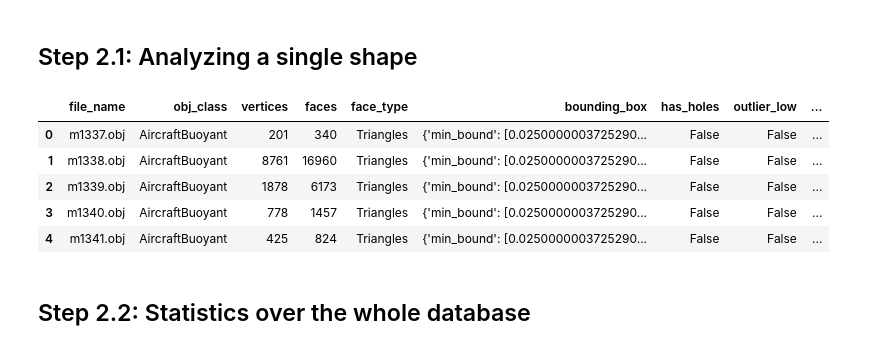
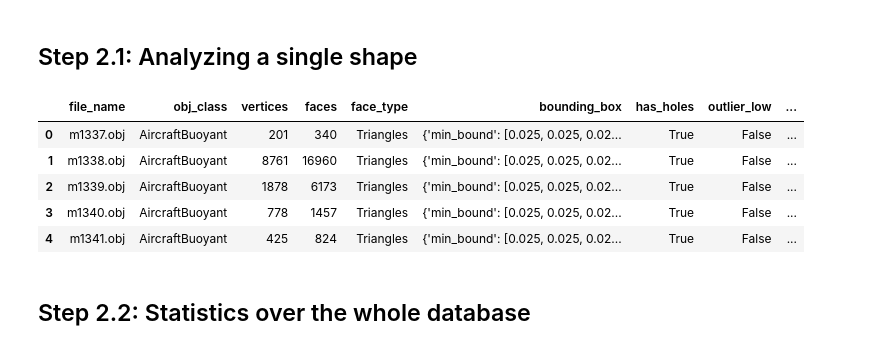
Before and after one commit to ChristosP1/content_based_multimedia_retrieval, a Jupyter notebook: preprocessing.ipynb, the cells around one changed output. Saved outputs shown, nothing was run; the diff lists cells and outputs as text; code cells hidden in the pictures.

```diff
--- a/preprocessing.ipynb
+++ b/preprocessing.ipynb
@@ -15,23 +16,26 @@ RESAMPLED_SHAPES_PATH = 'resampled_shapes'
 # %%
 def analyze_shape(filepath):
     '''
-    Analyze a 3D shape using Open3D and return the required information.
+    Analyze a 3D shape using Trimesh and return the required information.
     :param filepath: Path to the OBJ file
     '''
-    # Load the mesh using Open3D
-    mesh = o3d.io.read_triangle_mesh(filepath)
+    # Load the mesh using Trimesh
+    mesh = trimesh.load(filepath)
 
-    num_vertices = len(mesh.vertices) # Number of vertices
-    num_faces = len(mesh.triangles) # Number of faces (triangles)
-    face_type = "Triangles" # Face type (triangles by default for OBJ)
-    aabb = mesh.get_axis_aligned_bounding_box() # Axis-aligned bounding box (AABB)
+    num_vertices = len(mesh.vertices)  # Number of vertices
+    num_faces = len(mesh.faces)  # Number of faces (triangles)
+    face_type = "Triangles"  # Face type (triangles by default for OBJ)
+
+    # Axis-aligned bounding box (AABB)
+    aabb_min, aabb_max = mesh.bounds
     bounding_box = {
-        "min_bound": aabb.min_bound.tolist(),  # Min corner of the bounding box
-        "max_bound": aabb.max_bound.tolist()   # Max corner of the bounding box
+        "min_bound": aabb_min.tolist(),  # Min corner of the bounding box
+        "max_bound": aabb_max.tolist()   # Max corner of the bounding box
     }
-    has_holes = not mesh.is_watertight # Has holes or not
-    outlier_low = True if num_vertices <= 100 or num_faces <= 100 else False # The shape is an outlier because of low number of vertices or faces
-    outlier_high = True if num_vertices >= 40000 or num_faces >= 40000 else False # The shape is an outlier because of high number of vertices or faces
+
+    has_holes = not mesh.is_watertight  # Has holes or not
+    outlier_low = True if num_vertices <= 100 or num_faces <= 100 else False  # Low outlier
+    outlier_high = True if num_vertices >= 40000 or num_faces >= 40000 else False  # High outlier
 
     # Return dictionary of extracted data
     return {
@@ -50,38 +54,38 @@ def analyze_database(labeled_db_path):
     Iteratively analyze all 3D shapes within the database.
     :param labeled_db_path: Path to the root of the labeled database
     '''
     results = []
 
     for category in os.listdir(labeled_db_path):
         category_path = os.path.join(labeled_db_path, category)
 
         if os.path.isdir(category_path):
             for shape_file in os.listdir(category_path):
                 if shape_file.endswith('.obj'):
                     filepath = os.path.join(category_path, shape_file)
                     shape_info = {}
                     shape_info["file_name"] = shape_file  # Add the filename of the shape
                     shape_info["obj_class"] = category  # Add class (category) of the shape
                     # Analyze each shape
                     shape_info.update(analyze_shape(filepath))
                     shape_info["file_path"] = os.path.join(category_path, shape_file)  # Add class (category) of the shape
 
                     results.append(shape_info)
 
     return results
 
 
 shapes_data = analyze_database("original_shapes")
 shapes_data_df = pd.DataFrame(shapes_data)
 shapes_data_df.to_csv("outputs/data/shapes_data.csv")
 shapes_data_df.head()
 # %% [output]
 |  | file_name | obj_class | vertices | faces | face_type | bounding_box | has_holes | outlier_low | ... |
-| 0 | m1337.obj | AircraftBuoyant | 201 | 340 | Triangles | {'min_bound': [0.0250000003725290... | False | False | ... |
-| 1 | m1338.obj | AircraftBuoyant | 8761 | 16960 | Triangles | {'min_bound': [0.0250000003725290... | False | False | ... |
-| 2 | m1339.obj | AircraftBuoyant | 1878 | 6173 | Triangles | {'min_bound': [0.0250000003725290... | False | False | ... |
-| 3 | m1340.obj | AircraftBuoyant | 778 | 1457 | Triangles | {'min_bound': [0.0250000003725290... | False | False | ... |
-| 4 | m1341.obj | AircraftBuoyant | 425 | 824 | Triangles | {'min_bound': [0.0250000003725290... | False | False | ... |
+| 0 | m1337.obj | AircraftBuoyant | 201 | 340 | Triangles | {'min_bound': [0.025, 0.025, 0.02... | True | False | ... |
+| 1 | m1338.obj | AircraftBuoyant | 8761 | 16960 | Triangles | {'min_bound': [0.025, 0.025, 0.02... | True | False | ... |
+| 2 | m1339.obj | AircraftBuoyant | 1878 | 6173 | Triangles | {'min_bound': [0.025, 0.025, 0.02... | True | False | ... |
+| 3 | m1340.obj | AircraftBuoyant | 778 | 1457 | Triangles | {'min_bound': [0.025, 0.025, 0.02... | True | False | ... |
+| 4 | m1341.obj | AircraftBuoyant | 425 | 824 | Triangles | {'min_bound': [0.025, 0.025, 0.02... | True | False | ... |
 # %% [markdown]
 ## Step 2.2: Statistics over the whole database
 # %% [markdown]
```
Also changed, not shown: parts of 4 cells of this notebook, 4 other files.
